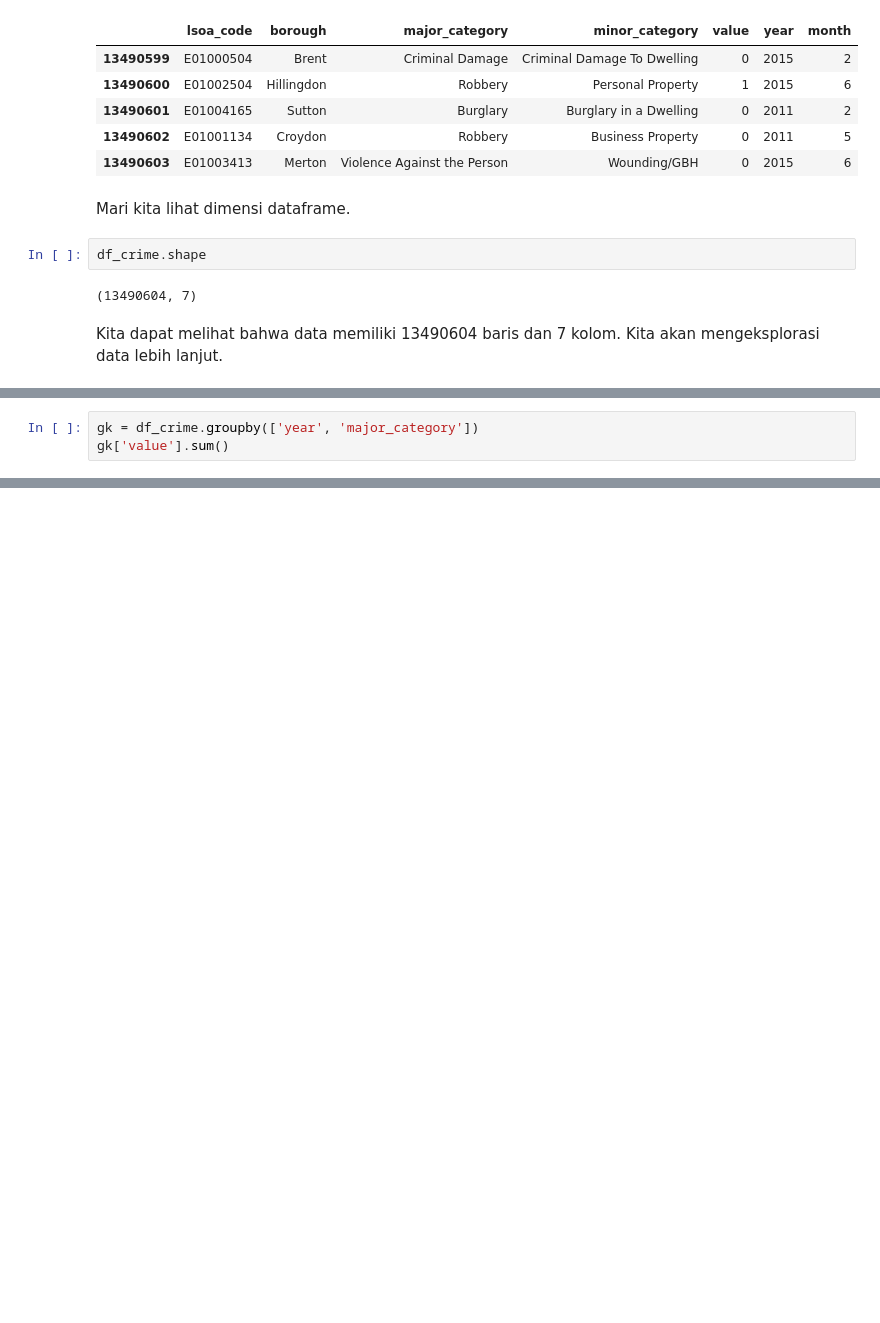
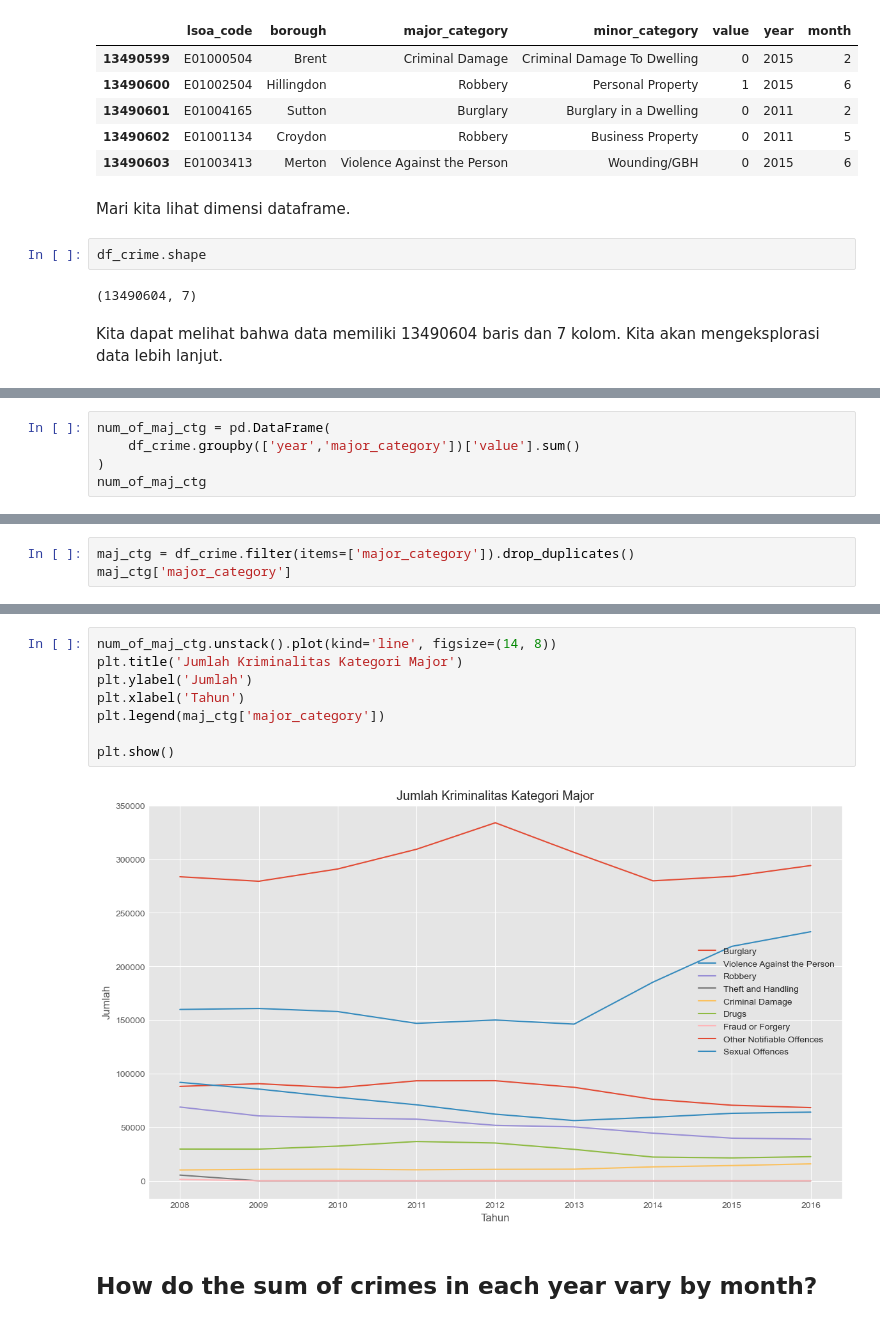
Before and after one commit to melinfebriani/PYTN_Assgn_1_4_Melin-Febriani, a Jupyter notebook: PYTN_Assgn_1_4_Melin-Febriani.ipynb, the cells around one changed output, grey strips where cells are left out. Drawn from its saved outputs; the diff is of its cells as text; blank space fills up the shorter version.

```diff
--- a/PYTN_Assgn_1_4_Melin-Febriani.ipynb
+++ b/PYTN_Assgn_1_4_Melin-Febriani.ipynb
@@ -54,4 +87,6 @@ num_of_crime = df_crime.loc[df_crime['value'].sum()]
 # %%
-gk = df_crime.groupby(['year', 'major_category'])
-gk['value'].sum()
+num_of_maj_ctg = pd.DataFrame(
+    df_crime.groupby(['year','major_category'])['value'].sum()
+)
+num_of_maj_ctg
 # %% [output]
@@ -70,0 +122,3 @@ Name: value, Length: 81, dtype: int64
+# %%
+maj_ctg = df_crime.filter(items=['major_category']).drop_duplicates()
+maj_ctg['major_category']
@@ -70,0 +136,12 @@ Name: value, Length: 81, dtype: int64
+# %%
+num_of_maj_ctg.unstack().plot(kind='line', figsize=(14, 8))
+plt.title('Jumlah Kriminalitas Kategori Major')
+plt.ylabel('Jumlah')
+plt.xlabel('Tahun')
+plt.legend(maj_ctg['major_category'])
+
+plt.show()
+# %% [output]
+[figure, added]
+# %% [markdown]
+## How do the sum of crimes in each year vary by month?
```
Also changed, not shown: parts of 53 cells of this notebook.
